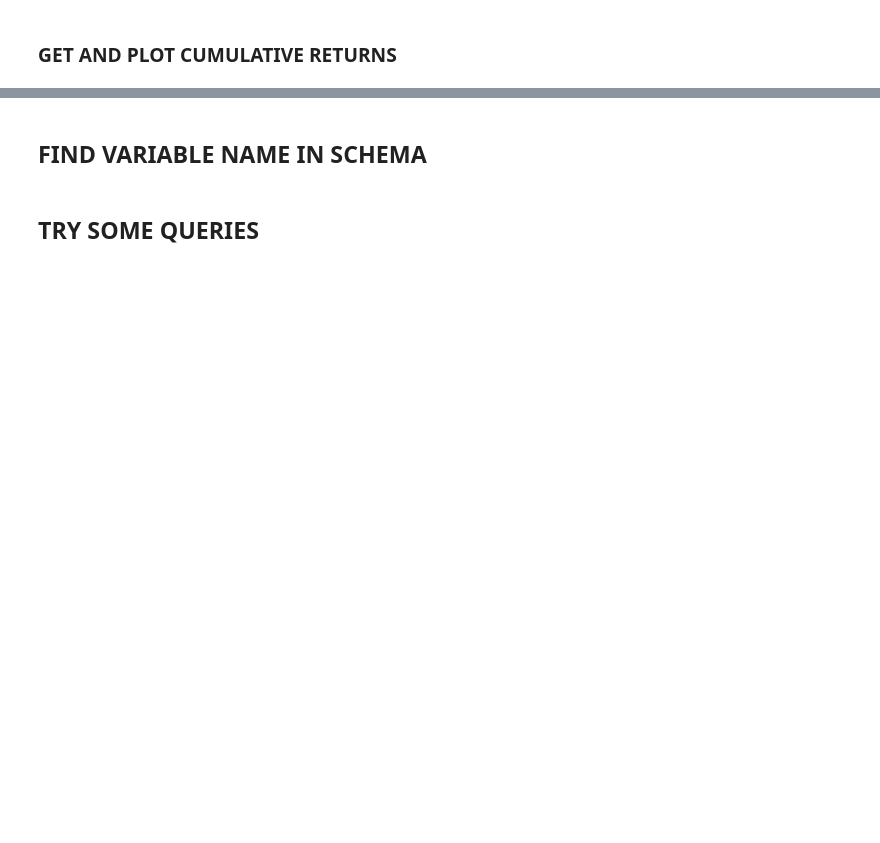
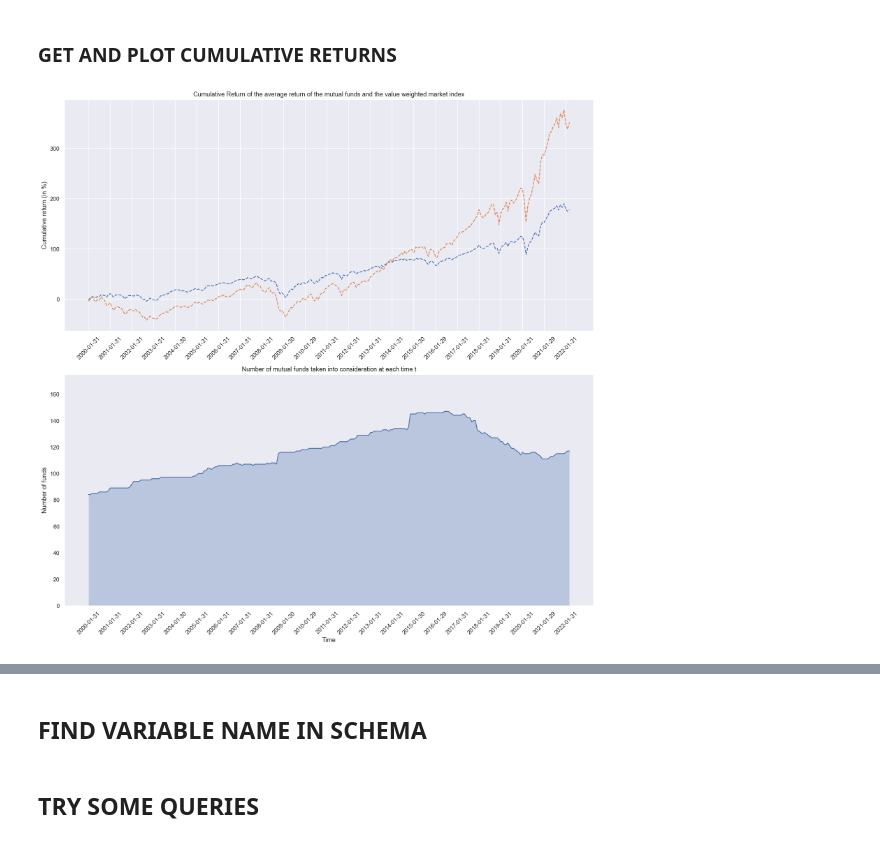
Before and after one commit to etiennebruno/fin-407-mutual-funds, a Jupyter notebook: mutual_funds_deviations/06_benchmark_data.ipynb, the cells around one changed output, grey strips where cells are left out. Cells and saved outputs as stored; diff of their text form; code cells hidden in the pictures; blank space fills up the shorter version.

```diff
--- a/mutual_funds_deviations/06_benchmark_data.ipynb
+++ b/mutual_funds_deviations/06_benchmark_data.ipynb
@@ -74,7 +132,7 @@ index_return_query = db.raw_sql("""
     date>='2000-01-01'""", date_cols=['date']
     )
 # %%
-left = monthly_returns_all_funds_aggregated[['mret', 'caldt']]
+left = monthly_returns_all_funds_aggregated[['mret', 'caldt', 'count']]
 right = index_return_query[['date', 'vwretd']]
 cumulative_data = pd.merge(left=left, right=right, how='inner', left_on='caldt', right_on='date')
 
@@ -131,4 +194,49 @@ plt.show()
 # %%
 # Rename df for better modularity
 data = cumulative_data.copy()
+# %%
+fig = plt.figure(figsize=(15, 15))
+ax1 = plt.subplot(2, 1, 1)
+
+# Plot the cumulative return of all mutual funds
+X=data['caldt'].dt.strftime('%Y-%m-%d')
+Y=data['cum_ret_funds']*100
+sns.lineplot(x=X, y=Y, linestyle='--', ax=ax1)
+
+# Cumulative Value Weighted index return - market
+X=data['date'].dt.strftime('%Y-%m-%d')
+Y=data['cum_ret_mkt']*100
+sns.lineplot(x=X, y=Y, linestyle='--', ax=ax1)
+
+# Setting for both x-axes
+plt.xlabel('')
+plt.ylabel('Cumulative return (in %)')
+plt.title('Cumulative Return of the average return of the mutual funds and the value weighted market index')
+plt.xticks(X[::12], rotation=45)
+
+# Add number of funds per date
+ax2 = plt.subplot(2, 1, 2)
+X=data['caldt'].dt.strftime('%Y-%m-%d')
+ax2.grid(False)
+sns.lineplot(x=X, y='count', data=data, ax=ax2)
+lower_bound = [0]*len(data['caldt'])
+upper_bound = data['count']
+plt.fill_between(X, lower_bound, upper_bound, alpha=.3)
+ax2.set_ylim([0,175])
+
+# Setting for both x-axes
+plt.xlabel('Time')
+plt.ylabel('Number of funds')
+plt.title('Number of mutual funds taken into consideration at each time t')
+plt.xticks(X[::12], rotation=45)
+
+
+#plt.legend(['Average Performance of mutual funds', 'Value Weighted Market Index'])
+#plt.savefig('data/graphs/comparisons_with_vw_market_two_figures.png', dpi=200)
+# set the spacing between subplots
+#plt.subplots_adjust(hspace=0.4)
+fig.tight_layout()
+plt.show()
+# %% [output]
+[figure, added]
 # %%
```
Also changed, not shown: parts of 11 cells of this notebook, 16 other files.
